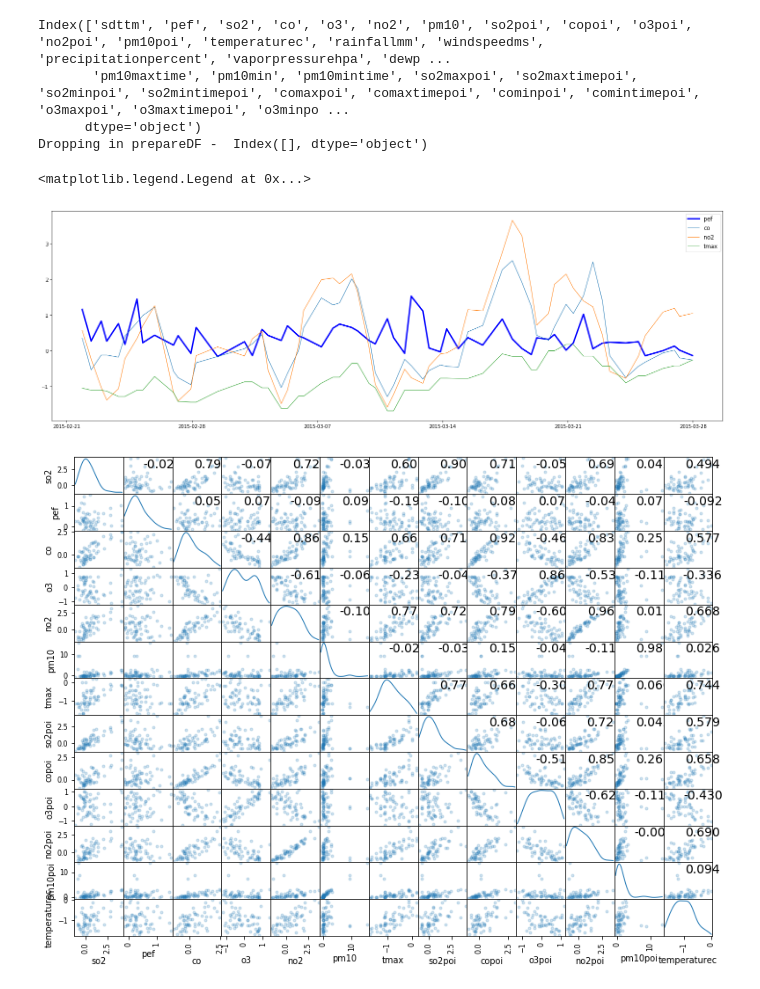
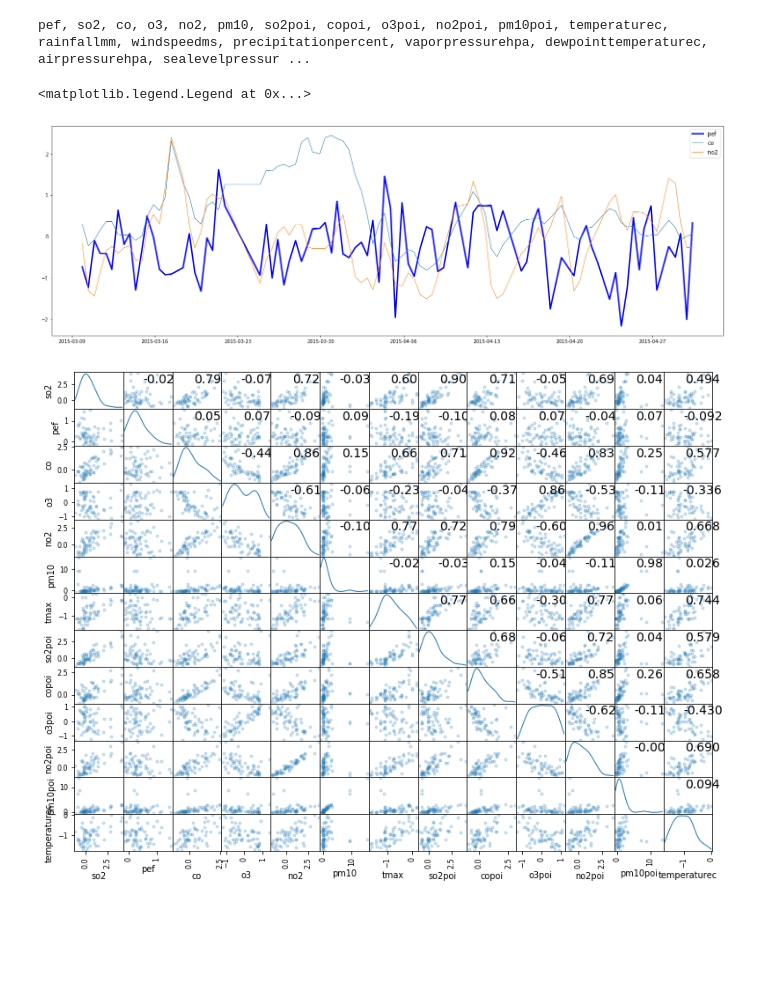
Before and after one commit to sada-narayanappa/Notebooks, a Jupyter notebook: SCHAS/pef/hans.ipynb, the cells around one changed output. Drawn from its saved outputs; the diff is of its cells as text; code cells hidden in the pictures; blank space fills up the shorter version.

```diff
--- a/SCHAS/pef/hans.ipynb
+++ b/SCHAS/pef/hans.ipynb
@@ -1,5 +1,6 @@
 # %%
 %run "../../PyUtils/common.ipynb"
+from sklearn.preprocessing import PolynomialFeatures
 
 han1="http://www.smartconnectedhealth.org/aura/webroot/db.jsp?q=SELECT%20*%20FROM%20patient_data_table";
 hand="http://www.smartconnectedhealth.org/aura/webroot/db.jsp?q=SELECT%20*%20FROM%20hand"
@@ -8,7 +9,7 @@ leeh="http://www.smartconnectedhealth.org/aura/webroot/db.jsp?q=SELECT%20*%20FRO
 sony="http://www.smartconnectedhealth.org/aura/webroot/db.jsp?q=SELECT%20*%20FROM%20sony";
 kuky="http://www.smartconnectedhealth.org/aura/webroot/db.jsp?q=SELECT%20*%20FROM%20kuky";
 
-fileName = kimj;
+fileName = leeh;
 
 dfOriginal = LoadDataSet(fileName, checkForDateTime=False);
 display (dfOriginal[0:4] )
@@ -51,5 +52,6 @@ df=df.reset_index(drop=True)
 #df.to_csv("HanD/hand1.csv", sep=';')
 df1 = df.copy()
 df1 = df1.set_index(df1.sdttm)
-df
+df1=df1.drop('sdttm', axis=1, errors='ignore')
+df1
 # %% [output]
@@ -67,37 +70,38 @@ df
 # %%
-print(df1.columns)
+for c in df1.columns:
+    print(c, end=', ')
 
 scaler = StandardScaler()
 dp = prepareDF(df1, True)
 for c in dp.columns:
     dp[c] = scaler.fit_transform(dp[c])
 
 plt.figure(figsize=(25, 8))
 plt.rc('font', size=14)
 
-dp = dp[30:90]
-dp = dp["so2,pef,co,o3,no2,pm10,tmax,so2poi,copoi,o3poi,no2poi,pm10poi,temperaturec".split(',')]
+dp = dp[0:90]
+#dp = dp["pef,so2,co,o3,no2,pm10,tmax,so2poi,copoi,o3poi,no2poi,pm10poi,temperaturec".split(',')]
+#dp = dp["pef,so2,co,o3,no2,pm10,temperaturec,rainfallmm,windspeedms,vaporpressurehpa".split(',')]
+#dp = dp["pef,so2poi,copoi,o3poi,no2poi,pm10poi,temperaturec,rainfallmm,windspeedms,vaporpressurehpa".split(',')]
+
 rolmean = pd.rolling_mean(dp.pef, window=12)
 
 plt.plot(dp.index, dp.pef, color='b', linewidth=3)
 #plt.plot(dp.index, rolmean, color='r', linewidth=2, label='trend')
 #plt.plot(dp.index, dp.so2)
 plt.plot(dp.index, dp.co)
 #plt.plot(dp.index, dp.o3)
 plt.plot(dp.index, dp.no2)
 #plt.plot(dp.index, dp.pm10)
-plt.plot(dp.index, dp.tmax)
+#plt.plot(dp.index, dp.tmax)
 #plt.plot(dp.index, dp.amax)
 #plt.plot(dp.index, dp.pmax)
 
 plt.legend()
 # %% [output]
-Index(['sdttm', 'pef', 'so2', 'co', 'o3', 'no2', 'pm10', 'so2poi', 'copoi', 'o3poi', 'no2poi', 'pm10poi', 'temperaturec', 'rainfallmm', 'windspeedms', 'precipitationpercent', 'vaporpressurehpa', 'dewp ...
-       'pm10maxtime', 'pm10min', 'pm10mintime', 'so2maxpoi', 'so2maxtimepoi', 'so2minpoi', 'so2mintimepoi', 'comaxpoi', 'comaxtimepoi', 'cominpoi', 'comintimepoi', 'o3maxpoi', 'o3maxtimepoi', 'o3minpo ...
-      dtype='object')
-Dropping in prepareDF -  Index([], dtype='object')
+pef, so2, co, o3, no2, pm10, so2poi, copoi, o3poi, no2poi, pm10poi, temperaturec, rainfallmm, windspeedms, precipitationpercent, vaporpressurehpa, dewpointtemperaturec, airpressurehpa, sealevelpressur ...
 <matplotlib.legend.Legend at 0x...>
-[figure, old version]
+[figure, new version]
 # %%
 #display(HTML(dp.to_html()) )
 # %%
```
Also changed, not shown: parts of 5 cells of this notebook.
